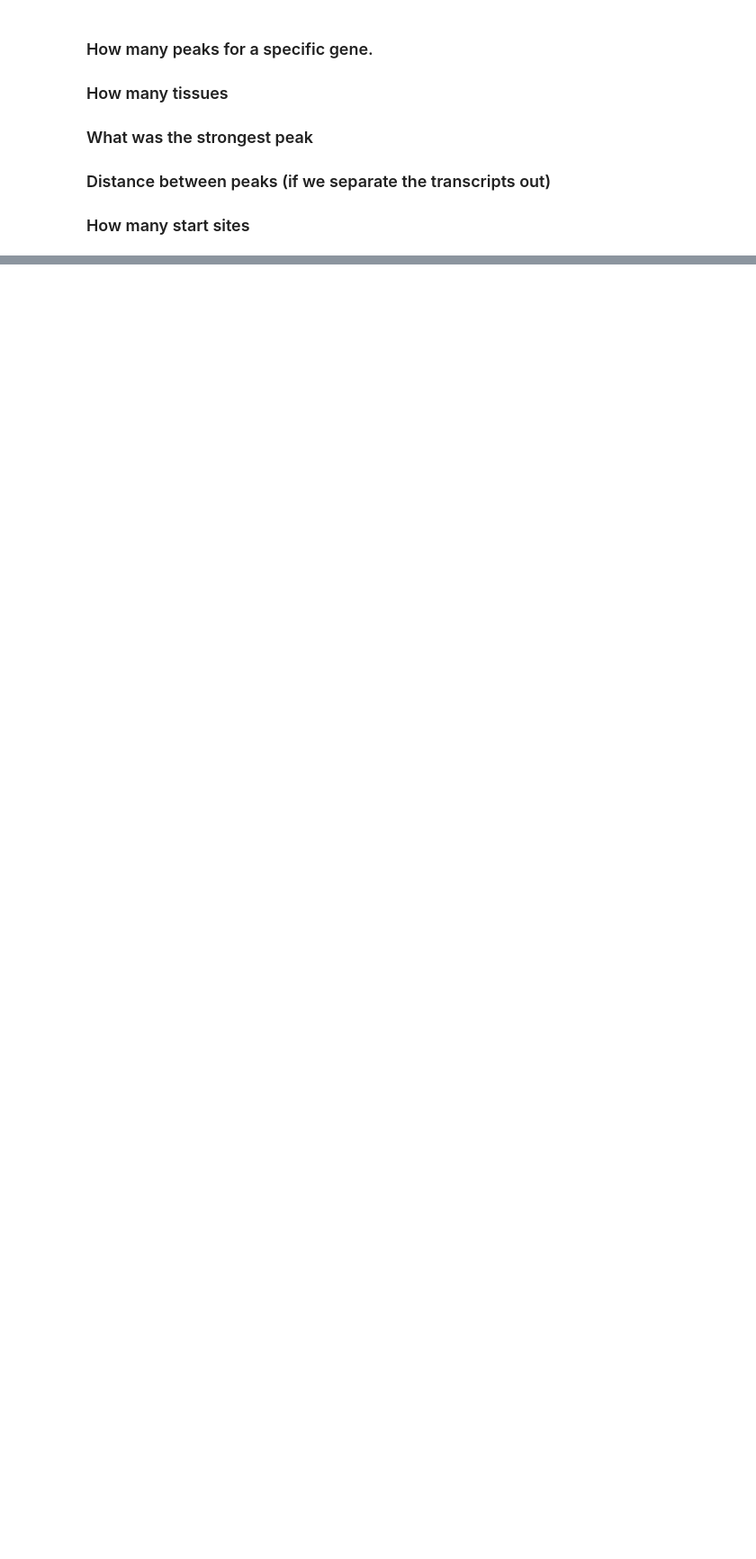
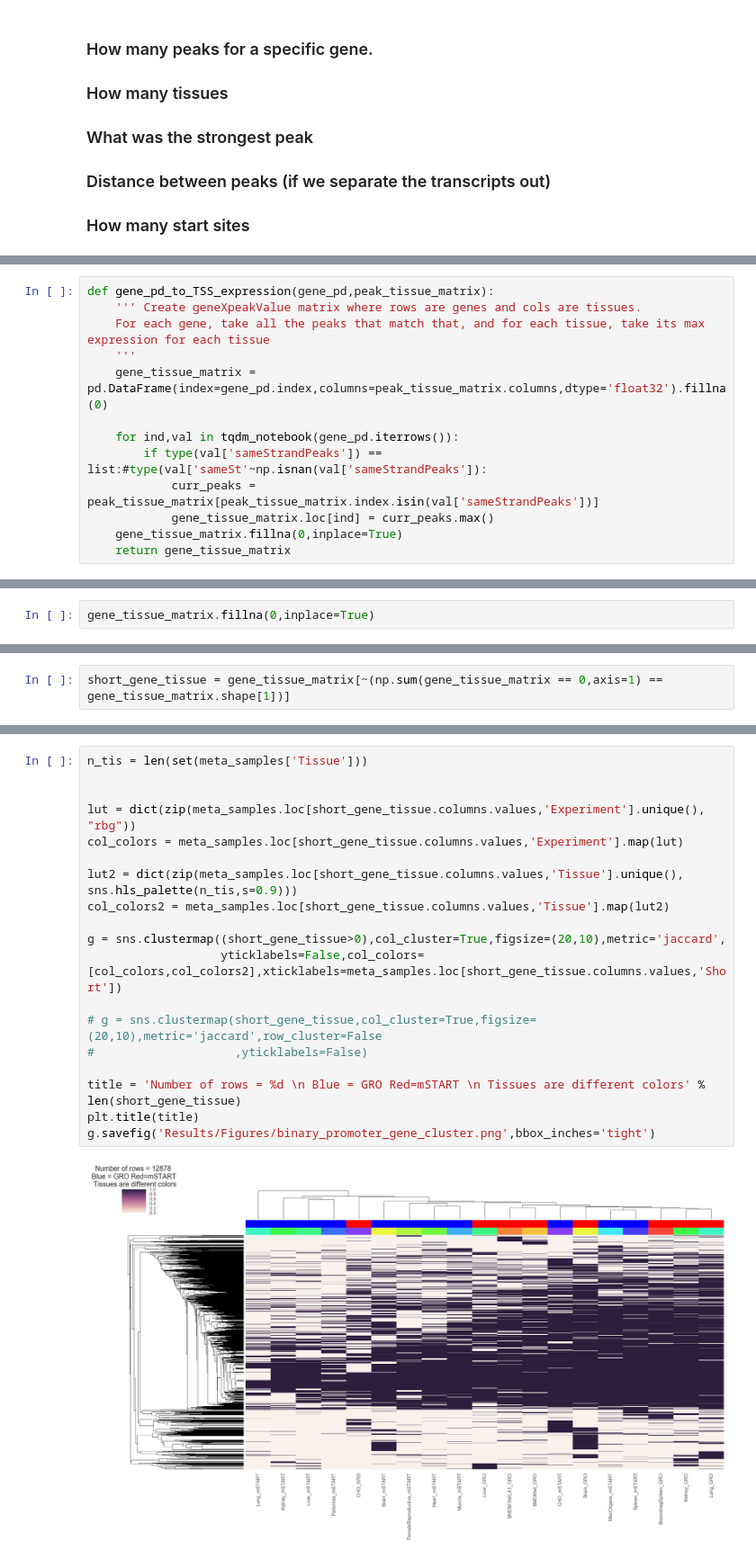
Before and after one commit to isshamie/CH_TSS, a Jupyter notebook: Create_TSS_by_tissue.ipynb, the cells around one changed output, grey strips where cells are left out. Shown: that part at 90% size. Saved outputs shown, nothing was run; the diff lists cells and outputs as text; blank space fills up the shorter version.

```diff
--- a/Create_TSS_by_tissue.ipynb
+++ b/Create_TSS_by_tissue.ipynb
@@ -354,0 +253,13 @@ KeyboardInterrupt:
+# %%
+def gene_pd_to_TSS_expression(gene_pd,peak_tissue_matrix):
+    ''' Create geneXpeakValue matrix where rows are genes and cols are tissues.
+    For each gene, take all the peaks that match that, and for each tissue, take its max expression for each tissue
+    '''
+    gene_tissue_matrix = pd.DataFrame(index=gene_pd.index,columns=peak_tissue_matrix.columns,dtype='float32').fillna(0)
+
+    for ind,val in tqdm_notebook(gene_pd.iterrows()):
+        if type(val['sameStrandPeaks']) == list:#type(val['sameSt'~np.isnan(val['sameStrandPeaks']):
+            curr_peaks = peak_tissue_matrix[peak_tissue_matrix.index.isin(val['sameStrandPeaks'])]
+            gene_tissue_matrix.loc[ind] = curr_peaks.max()
+    gene_tissue_matrix.fillna(0,inplace=True)
+    return gene_tissue_matrix
@@ -354,0 +281,2 @@ KeyboardInterrupt:
+# %%
+gene_tissue_matrix.fillna(0,inplace=True)
@@ -354,0 +295,2 @@ KeyboardInterrupt:
+# %%
+short_gene_tissue = gene_tissue_matrix[~(np.sum(gene_tissue_matrix == 0,axis=1) == gene_tissue_matrix.shape[1])]
@@ -354,0 +299,21 @@ KeyboardInterrupt:
+# %%
+n_tis = len(set(meta_samples['Tissue']))
+
+
+lut = dict(zip(meta_samples.loc[short_gene_tissue.columns.values,'Experiment'].unique(), "rbg"))
+col_colors = meta_samples.loc[short_gene_tissue.columns.values,'Experiment'].map(lut)
+
+lut2 = dict(zip(meta_samples.loc[short_gene_tissue.columns.values,'Tissue'].unique(), sns.hls_palette(n_tis,s=0.9)))
+col_colors2 = meta_samples.loc[short_gene_tissue.columns.values,'Tissue'].map(lut2)
+
+g = sns.clustermap((short_gene_tissue>0),col_cluster=True,figsize=(20,10),metric='jaccard',
+                   yticklabels=False,col_colors=[col_colors,col_colors2],xticklabels=meta_samples.loc[short_gene_tissue.columns.values,'Short'])
+
+# g = sns.clustermap(short_gene_tissue,col_cluster=True,figsize=(20,10),metric='jaccard',row_cluster=False
+#                    ,yticklabels=False)
+
+title = 'Number of rows = %d \n Blue = GRO Red=mSTART \n Tissues are different colors' % len(short_gene_tissue)
+plt.title(title)
+g.savefig('Results/Figures/binary_promoter_gene_cluster.png',bbox_inches='tight')
+# %% [output]
+[figure, added]
```
Also changed, not shown: parts of 54 cells of this notebook, 5 other files.
